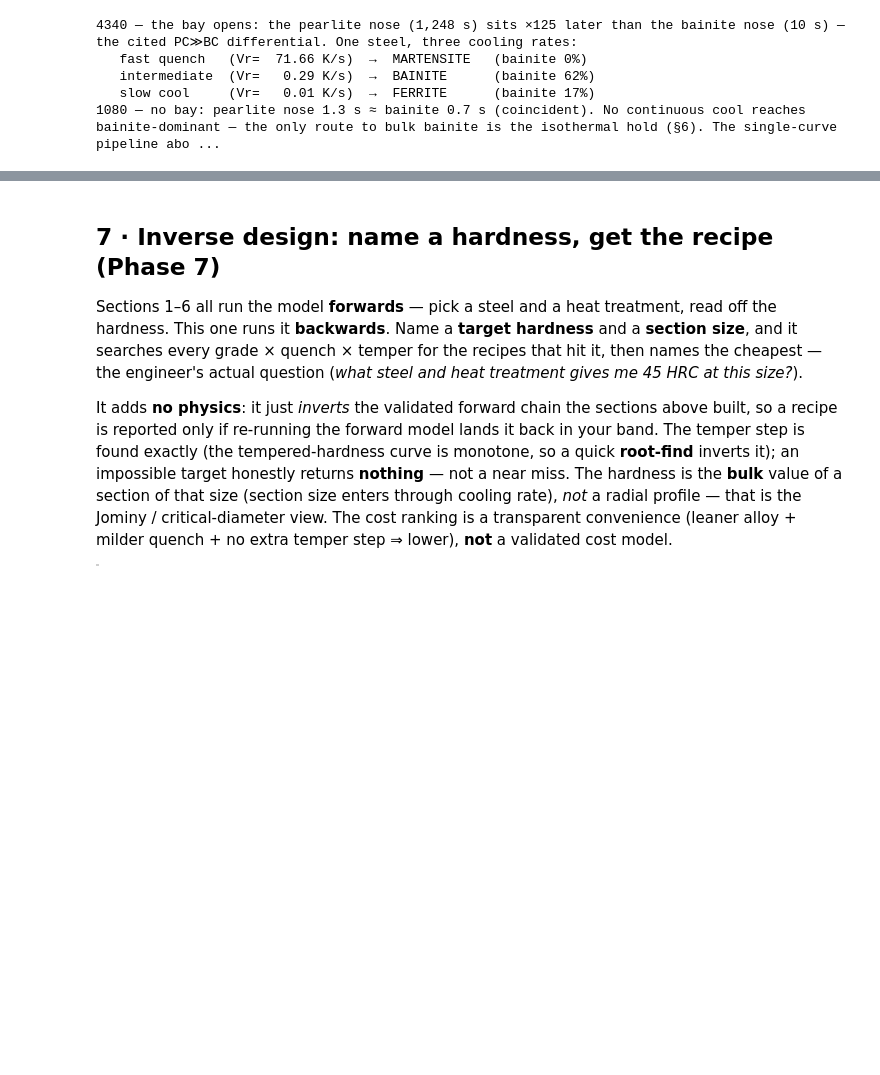
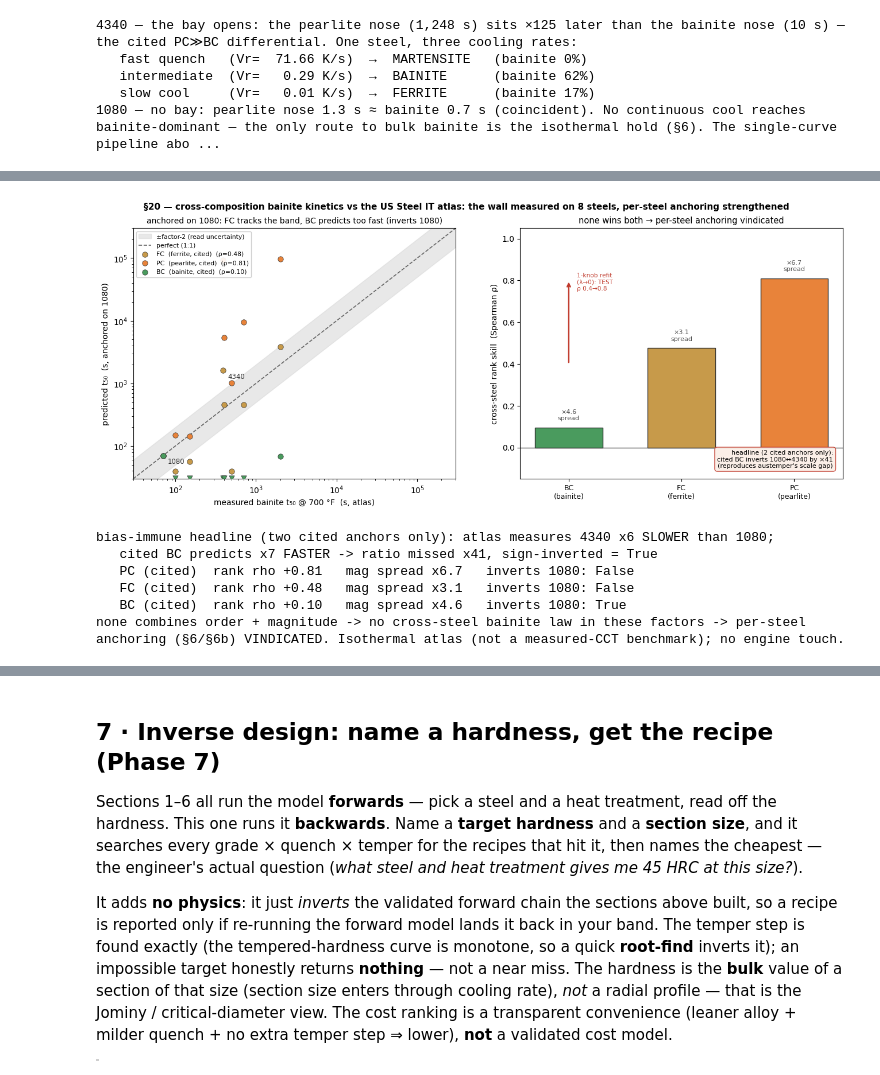
Before and after one commit to BoykoNeov/steel-sim, a Jupyter notebook: steel/steel.ipynb, the cells around one changed output, grey strips where cells are left out. Drawn from its saved outputs; the diff is of its cells as text; code cells hidden in the pictures; blank space fills up the shorter version.

```diff
--- a/steel/steel.ipynb
+++ b/steel/steel.ipynb
@@ -759,0 +798,27 @@ print(f"1080 — no bay: pearlite nose {nbv.pearlite_nose[1]:.1f} s ≈ bainite
+# %%
+from steel.demo_cct_validation import compute as cct_compute
+from steel.plots import cct_validation_figure
+
+d = cct_compute()                                   # 8-steel grading vs the IT atlas (banked static)
+cct_validation_figure(d)
+plt.show()
+
+w = d.wall
+print(f"bias-immune headline (two cited anchors only): atlas measures 4340 x{w.measured_ratio:.0f} SLOWER "
+      f"than 1080;")
+print(f"   cited BC predicts x{1/w.bc_ratio:.0f} FASTER -> ratio missed x{w.miss:.0f}, sign-inverted = {w.sign_inverted}")
+label = {"pearlite": "PC", "ferrite": "FC", "bainite": "BC"}
+for which in ("pearlite", "ferrite", "bainite"):
+    g = d.grades[which]
+    print(f"   {label[which]} (cited)  rank rho {g.spearman:+.2f}   mag spread x{10**g.log_resid_spread:.1f}"
+          f"   inverts 1080: {g.inverts_1080}")
+print("none combines order + magnitude -> no cross-steel bainite law in these factors -> "
+      "per-steel anchoring (§6/§6b) VINDICATED. Isothermal atlas (not a measured-CCT benchmark); no engine touch.")
+# %% [output]
+[figure, added]
+bias-immune headline (two cited anchors only): atlas measures 4340 x6 SLOWER than 1080;
+   cited BC predicts x7 FASTER -> ratio missed x41, sign-inverted = True
+   PC (cited)  rank rho +0.81   mag spread x6.7   inverts 1080: False
+   FC (cited)  rank rho +0.48   mag spread x3.1   inverts 1080: False
+   BC (cited)  rank rho +0.10   mag spread x4.6   inverts 1080: True
+none combines order + magnitude -> no cross-steel bainite law in these factors -> per-steel anchoring (§6/§6b) VINDICATED. Isothermal atlas (not a measured-CCT benchmark); no engine touch.
```
Also changed, not shown: parts of 10 cells of this notebook, 3 other files.
